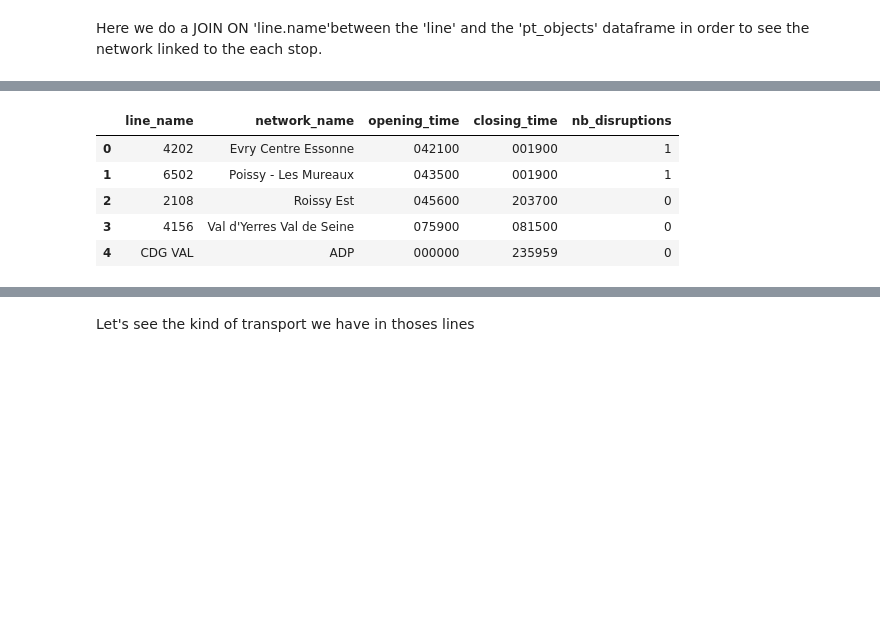
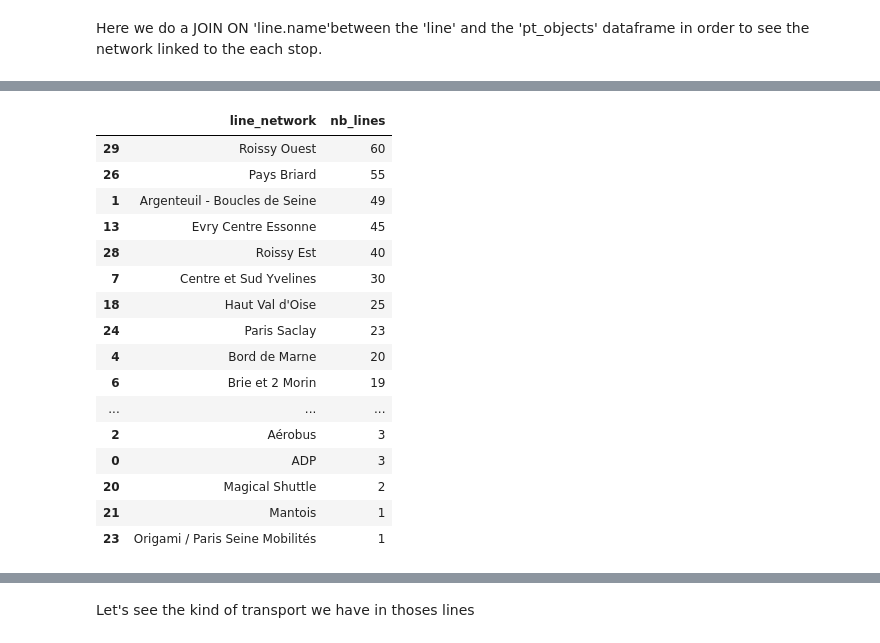
Before and after one commit to Aziiiiim/GraphX_project, a Jupyter notebook: queries_dataframe.ipynb, the cells around one changed output, grey strips where cells are left out. Cells and saved outputs as stored; diff of their text form; code cells hidden in the pictures; blank space fills up the shorter version.

Commit message:
modification queries dataframe

```diff
--- a/queries_dataframe.ipynb
+++ b/queries_dataframe.ipynb
@@ -143,15 +206,0 @@ Let's try to see the lines that our dataset is managing
-# %%
-import pandas as pd
-
-# Liste pour stocker tous les DataFrames aplatis
-df_list = []
-
-for i in range(100):
-    df = df_line_reports[i]  # chaque colonne de 100 cellules
-    df_list.append(pd.json_normalize(df))
-
-# Concaténer tous les DataFrames en un seul
-df_flat = pd.concat(df_list, ignore_index=True)
-
-# Maintenant tu peux sélectionner les colonnes désirées
-df_flat[['line.name', 'line.network.name']].head()
@@ -177,49 +207,13 @@ Nombre total de cellules valides : 482
 # %% [markdown]
 Here we do a JOIN ON 'line.name'between the 'line' and the 'pt_objects' dataframe in order to see the network linked to the each stop.
 # %%
-import pandas as pd
+df_networks = df.groupby("line_network")["line_name"].nunique().reset_index()
 
-# DataFrame lignes
-rows_lines = []
-for cell in all_cells:
-    line = cell.get('line')
-    if line:
-        rows_lines.append({
-            'line_name': line['name'],
-            'network_name': line['network']['name'],
-            'opening_time': line.get('opening_time'),
-            'closing_time': line.get('closing_time'),
-            'nb_disruptions': len(line.get('links', []))
-        })
+df_networks = df_networks.rename(columns={
+    "line_name": "nb_lines"
+})
 
-df_lines = pd.DataFrame(rows_lines)
-print("line dataframe")
-display(df_lines.head())
+df_networks = df_networks.sort_values(by="nb_lines", ascending=False)
 
-# DataFrame arrêts
-rows_stops = []
-for cell in all_cells:
-    line = cell.get('line')
-    if line:
-        line_name = line['name']
-        for obj in cell.get('pt_objects', []):
-            if obj.get('embedded_type') == 'stop_area':
-                stop_name = obj['stop_area']['name']
-                rows_stops.append({
-                    'line_name': line_name,
-                    'stop_name': stop_name
-                })
-
-df_stops = pd.DataFrame(rows_stops)
-print("stop dataframe")
-display(df_stops.head())
-
-# Jointure arrêts × lignes
-df_stops_with_lines = df_stops.merge(
-    df_lines,              # DataFrame des lignes
-    on='line_name',        # clé commune
-    how='left'             # LEFT JOIN style SQL
-)
-print('stop_df JOIN line_df ON line_name')
-display(df_stops_with_lines.head())
+display(df_networks)
 # %% [output]
@@ -227,6 +220,17 @@ line dataframe
-|  | line_name | network_name | opening_time | closing_time | nb_disruptions |
-| 0 | 4202 | Evry Centre Essonne | 042100 | 001900 | 1 |
-| 1 | 6502 | Poissy - Les Mureaux | 043500 | 001900 | 1 |
-| 2 | 2108 | Roissy Est | 045600 | 203700 | 0 |
-| 3 | 4156 | Val d'Yerres Val de Seine | 075900 | 081500 | 0 |
-| 4 | CDG VAL | ADP | 000000 | 235959 | 0 |
+|  | line_network | nb_lines |
+| 29 | Roissy Ouest | 60 |
+| 26 | Pays Briard | 55 |
+| 1 | Argenteuil - Boucles de Seine | 49 |
+| 13 | Evry Centre Essonne | 45 |
+| 28 | Roissy Est | 40 |
+| 7 | Centre et Sud Yvelines | 30 |
+| 18 | Haut Val d'Oise | 25 |
+| 24 | Paris Saclay | 23 |
+| 4 | Bord de Marne | 20 |
+| 6 | Brie et 2 Morin | 19 |
+| ... | ... | ... |
+| 2 | Aérobus | 3 |
+| 0 | ADP | 3 |
+| 20 | Magical Shuttle | 2 |
+| 21 | Mantois | 1 |
+| 23 | Origami / Paris Seine Mobilités | 1 |
```
Also changed, not shown: parts of 13 cells of this notebook.
